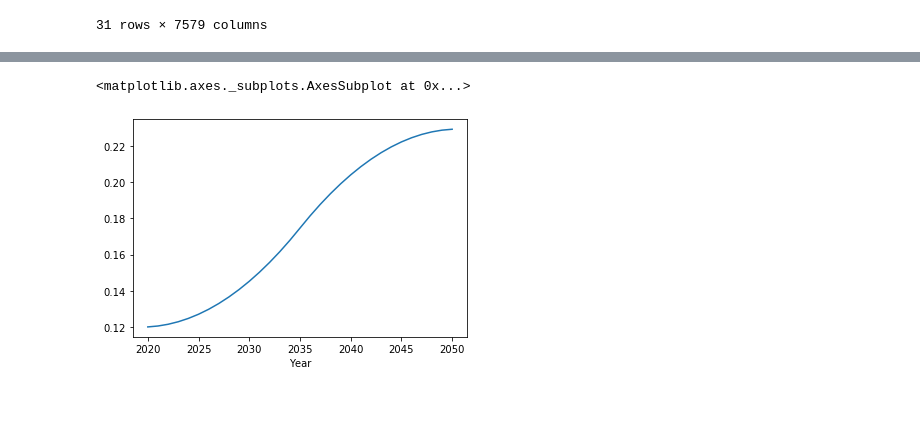
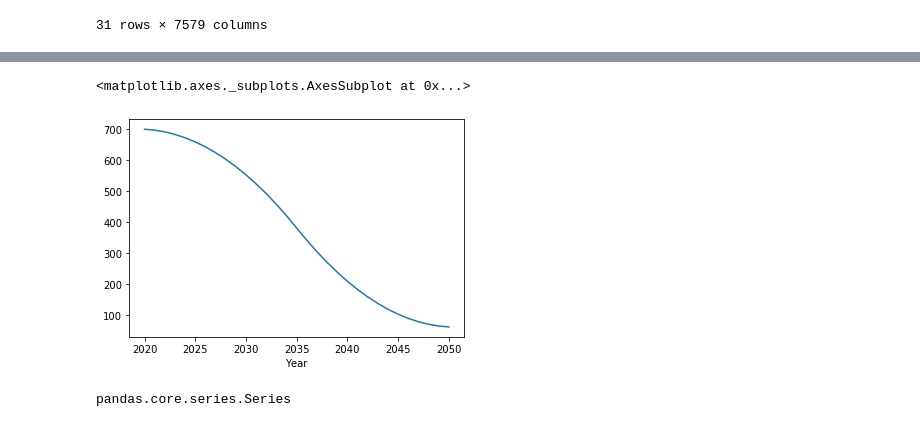
Before and after one commit to KTH-dESA/FAO, a Jupyter notebook: energy_demand_runner-Souss-Massa all scenarios.ipynb, the cells around one changed output, grey strips where cells are left out. Drawn from its saved outputs; the diff is of its cells as text; code cells hidden in the pictures.

```diff
--- a/energy_demand_runner-Souss-Massa all scenarios.ipynb
+++ b/energy_demand_runner-Souss-Massa all scenarios.ipynb
@@ -435,11 +446,15 @@ ax.set_axis_off()
 # %%
 iyear = 2020
 eyear = 2050
-cp = 0.12
-rate = -0.7
+cp = 700
+rate = 0.7
 rates = {2020: 0, 2030: rate*0.3, 2040: rate, 2050: rate*1.3}
 curve = create_learning_curve(iyear, eyear, cp, rates, 'polynomial')
 curve.plot()
 # %% [output]
 <matplotlib.axes._subplots.AxesSubplot at 0x...>
-[figure, old version]
+[figure, new version]
+# %%
+pd.core.series.Series
+# %% [output]
+pandas.core.series.Series
```
Also changed, not shown: parts of 18 cells of this notebook, 24 other files.
